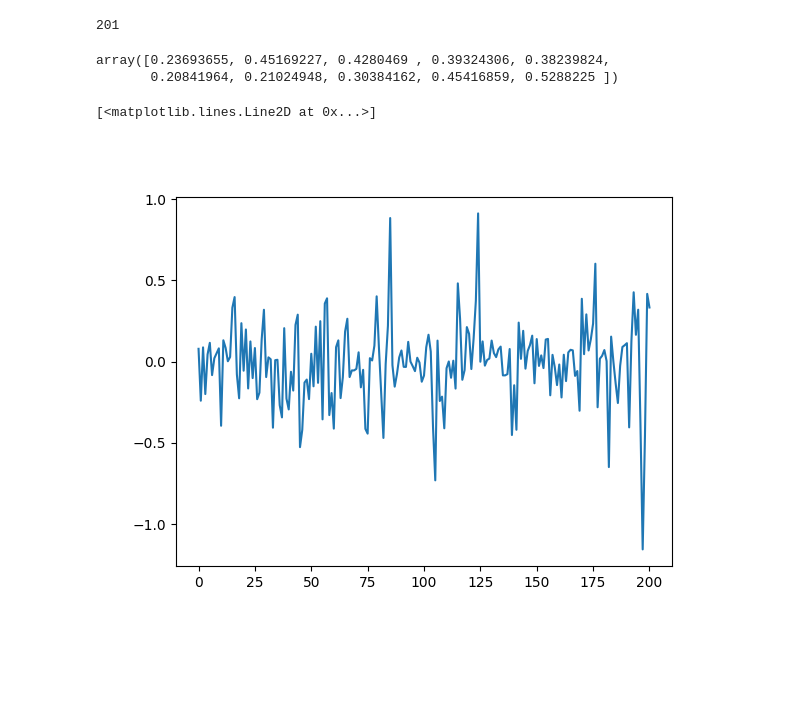
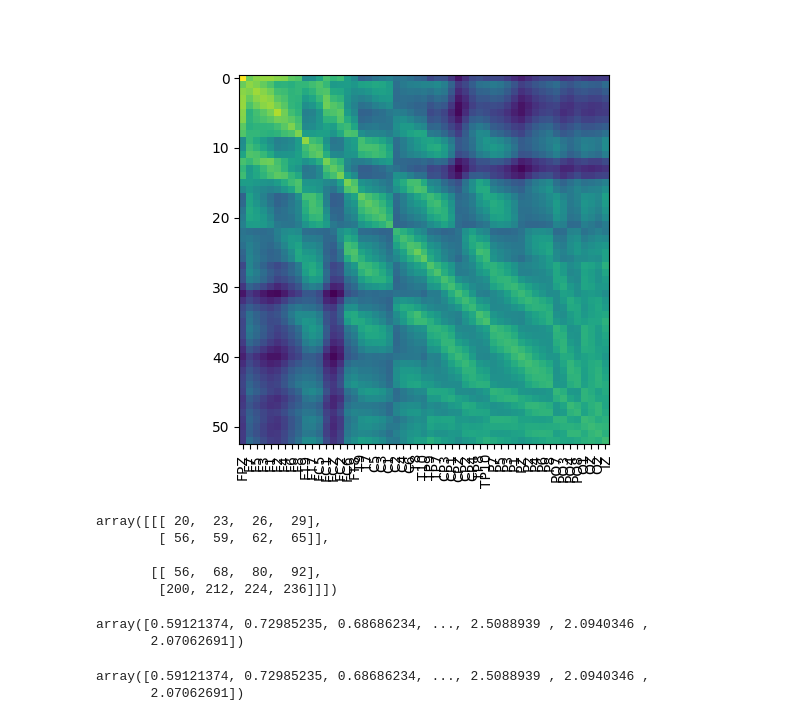
Before and after one commit to ricsinaruto/MEG-transfer-decoding, a Jupyter notebook: notebooks/model_mod.ipynb, the cells around one changed output. Cells and saved outputs as stored; diff of their text form; code cells hidden in the pictures; blank space fills up the shorter version.

```diff
--- a/notebooks/model_mod.ipynb
+++ b/notebooks/model_mod.ipynb
@@ -41,11 +43,13 @@ path = os.path.join('/', 'well', 'woolrich', 'projects',
 for index, i in enumerate(chn):
     data = loadmat(path + 'ch' + str(i) + '.mat')
     x_train_ts.append(np.array(data['x_train_t']))
+    x_val_ts.append(np.array(data['x_val_t']))
 
     if index == 0:
         sub_id = np.array(data['sub_id_train'])
 
 x_train = np.concatenate(tuple(x_train_ts), axis=1)
+x_val = np.concatenate(tuple(x_val_ts), axis=1)
 # %%
 # load model
 path = os.path.join('..',
@@ -66,4 +73,42 @@ x_train = x_train - np.mean(x_train, axis=2, keepdims=True)
-# %%
-T
-# %% [output]
-201
+# %%
+C = x_train.shape[1]
+T = x_train.shape[2]
+num_trials = x_train.shape[0]
+
+# compute covariance
+x = []
+for t in range(x_train.shape[0]):
+    mat = np.triu(np.cov(x_train[t])).reshape(-1)
+    mat = mat[mat != 0]
+    x.append(mat)
+
+x = np.array(x)
+
+y = np.dot(x, weights.T)
+
+x_cov = np.cov(x.T)
+y_cov = np.cov(y.T)
+
+patterns = x_cov @ weights.T @ np.linalg.inv(y_cov)
+# %%
+# construct square covariance from upper triangular (patterns)
+patterns_sq = []
+for c in range(5):
+    p = np.zeros((C, C))
+    p[np.triu_indices(C)] = patterns[:, c]
+
+    # fill lower triangular by mirroring upper triangular
+    p[np.tril_indices(C)] = p.T[np.tril_indices(C)]
+
+    patterns_sq.append(p)
+# %%
+ch_names = ['FPZ', 'F7', 'F5', 'F3', 'F1', 'F2', 'F4', 'F6', 'F8', 'FT9', 'FT7', 'FC5', 'FC1', 'FCZ', 'FC2', 'FC6', 'FT8', 'T9', 'T7', 'C5', 'C3', 'C1', 'C2', 'C4', 'C6', 'T8', 'T10', 'TP9', 'TP7', 'CP3', 'CP1', 'CPZ', 'CP2', 'CP4', 'TP8', 'TP10', 'P7', 'P5', 'P3', 'P1', 'PZ', 'P2', 'P4', 'P6', 'P8', 'PO7', 'PO3', 'PO4', 'PO8', 'O1', 'OZ', 'O2', 'IZ']
+# %%
+%matplotlib widget
+plt.imshow(np.mean(patterns_sq, axis=0))
+plt.xticks(range(0, 53), ch_names, rotation=90)
+# add grid
+#plt.grid()
+e=0
+# %% [output]
+[figure, added]
@@ -70,3 +185,14 @@ T
+# %%
+x = np.arange(2*3).reshape(2, 3)
+w = np.arange(2*3*4).reshape(2, 3, 4)
+
+np.tensordot(x, w, axes=((1), (1)))
+# %% [output]
+array([[[ 20,  23,  26,  29],
+        [ 56,  59,  62,  65]],
+
+       [[ 56,  68,  80,  92],
+        [200, 212, 224, 236]]])
 # %%
 C = x_train.shape[1]
 T = x_train.shape[2]
@@ -94,13 +224,16 @@ for t in range(10):
 # %%
-x_trans = x_flat @ w
-x_trans[:10]
+x_trans = x @ w
+x_trans
+# %% [output]
+array([0.59121374, 0.72985235, 0.68686234, ..., 2.5088939 , 2.0940346 ,
+       2.07062691])
 # %%
-mat = np.triu(np.cov(x)).reshape(-1)
+mat = np.triu(np.cov(x_train[0])).reshape(-1)
 mat = mat[mat != 0]
-mat[:10]
+mat
 # %% [output]
-array([0.23693655, 0.45169227, 0.4280469 , 0.39324306, 0.38239824,
-       0.20841964, 0.21024948, 0.30384162, 0.45416859, 0.5288225 ])
+array([0.59121374, 0.72985235, 0.68686234, ..., 2.5088939 , 2.0940346 ,
+       2.07062691])
 # %%
 # decompose weights into patterns according to Haufe transformation
 # i can get a pattern matrix for each trial, but not for the whole dataset
@@ -111,6 +244,2 @@ patterns = patterns[:10].reshape(10, 53, 201, 5)
 # %%
-%matplotlib widget
-plt.plot(np.mean(patterns, axis=(0, 3))[17, :])
+mean_patterns = np.mean(patterns, axis=0)
-# %% [output]
-[<matplotlib.lines.Line2D at 0x...>]
-[figure, removed]
```
Also changed, not shown: parts of 20 cells of this notebook, 1 other file.
